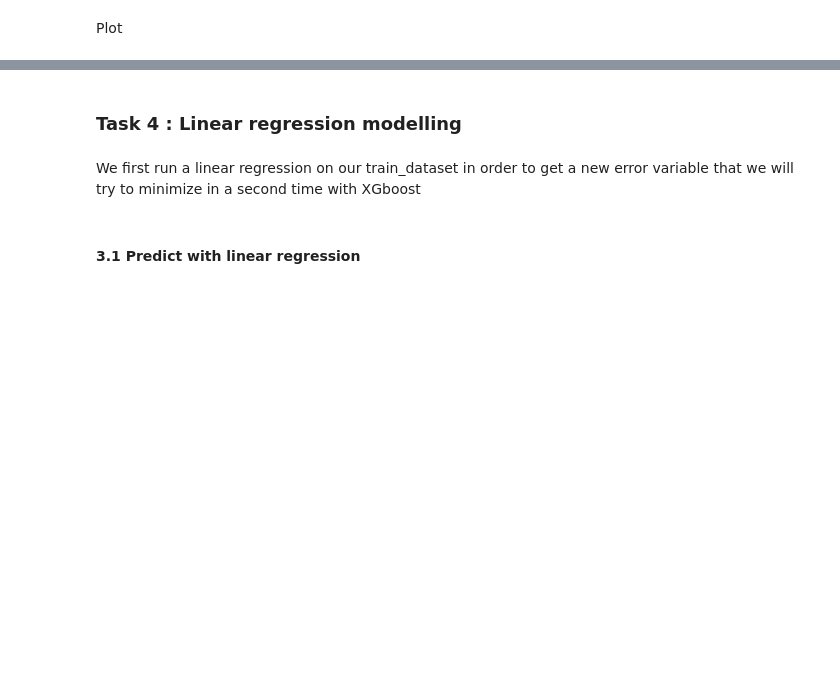
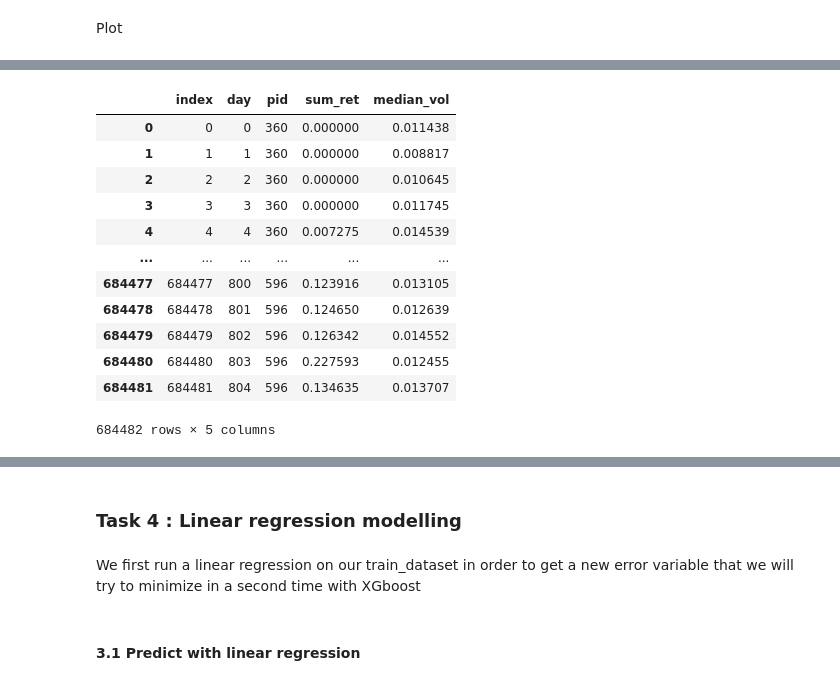
Before and after one commit to 13w13/U4_Prediction_stock_auction_volumes, a Jupyter notebook: notebook/New_model.ipynb, the cells around one changed output, grey strips where cells are left out. Cells and saved outputs as stored; diff of their text form; code cells hidden in the pictures; blank space fills up the shorter version.

```diff
--- a/notebook/New_model.ipynb
+++ b/notebook/New_model.ipynb
@@ -296,10 +350,24 @@ Plot
 # %%
 ## For each Deportment mean of deman and sell_price
 
-dep_pid = train_dataset.groupby(["day","pid"])[["sum_ret", "median_vol"]].agg(["mean", "max"]).reset_index()
-dep_pid.columns = ['_'.join(col).strip() for col in dep_pid.columns.values]
+#dep_pid = train_dataset.groupby(["day","pid"])[["sum_ret", "median_vol"]].agg(["mean", "max"]).reset_index()
+dep_pid = train_dataset[["day", "pid", "sum_ret", "median_vol"]].reset_index()
 # %%
-dep_pid.pid
+dep_pid
+# %% [output]
+|  | index | day | pid | sum_ret | median_vol |
+| 0 | 0 | 0 | 360 | 0.000000 | 0.011438 |
+| 1 | 1 | 1 | 360 | 0.000000 | 0.008817 |
+| 2 | 2 | 2 | 360 | 0.000000 | 0.010645 |
+| 3 | 3 | 3 | 360 | 0.000000 | 0.011745 |
+| 4 | 4 | 4 | 360 | 0.007275 | 0.014539 |
+| ... | ... | ... | ... | ... | ... |
+| 684477 | 684477 | 800 | 596 | 0.123916 | 0.013105 |
+| 684478 | 684478 | 801 | 596 | 0.124650 | 0.012639 |
+| 684479 | 684479 | 802 | 596 | 0.126342 | 0.014552 |
+| 684480 | 684480 | 803 | 596 | 0.227593 | 0.012455 |
+| 684481 | 684481 | 804 | 596 | 0.134635 | 0.013707 |
+684482 rows × 5 columns
 # %%
 fig = make_subplots(rows=1, cols=1)
 
```
Also changed, not shown: parts of 33 cells of this notebook, 1 other file.
